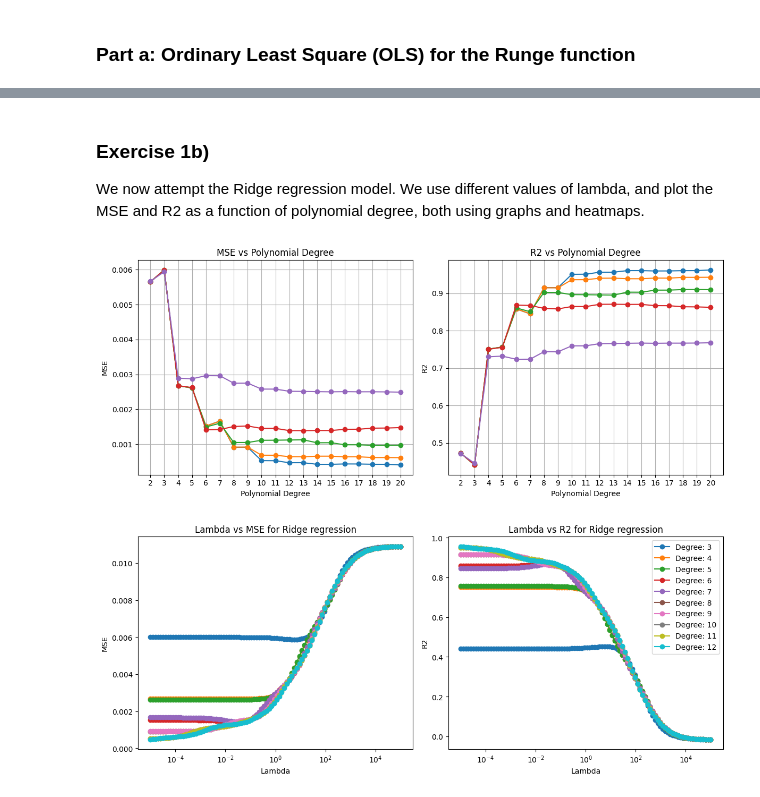
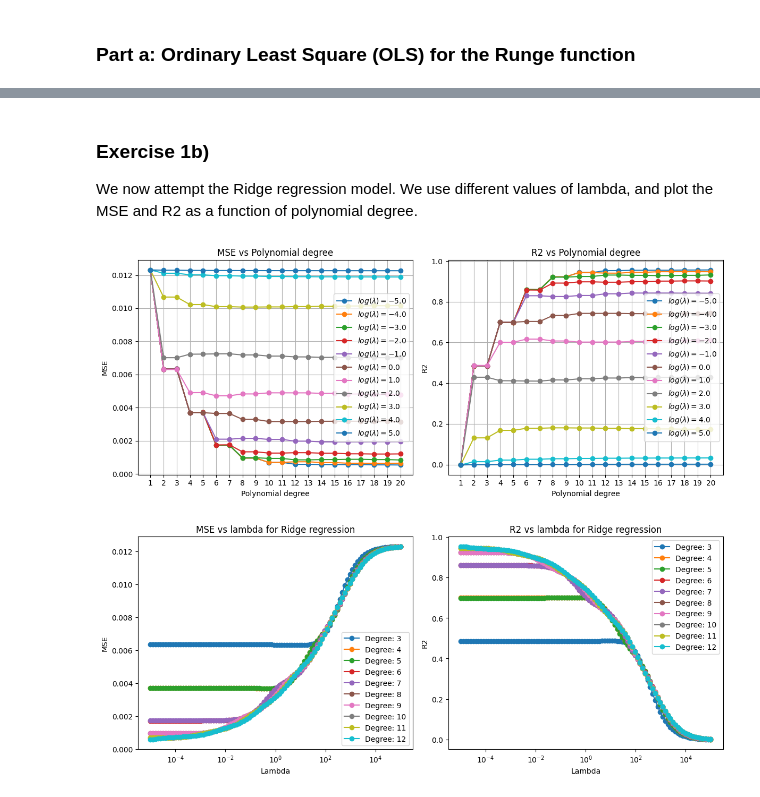
Before and after one commit to HeineEH/FYS-STK3155-4155_Project1, a Jupyter notebook: code/project_1.ipynb, the cells around one changed output, grey strips where cells are left out. Drawn from its saved outputs; the diff is of its cells as text; code cells hidden in the pictures.

```diff
--- a/code/project_1.ipynb
+++ b/code/project_1.ipynb
@@ -25,4 +31,6 @@ plt.show()
 # %%
+# Defining analytical solutions to OLS and Ridge optimal parameters
+
 def OLS_parameters(X, y):
     X_transpose = np.transpose(X)
     return np.linalg.pinv(X_transpose @ X) @ X_transpose @ y
@@ -30,6 +38,5 @@ def OLS_parameters(X, y):
 def Ridge_parameters(X, y, lambda_reg = 0.1):
     pred = X.shape[1]
     I = np.eye(pred) # size: (p,p)
-
-    return np.linalg.inv((X.T @ X)+I*lambda_reg) @ X.T @ y
+    return np.linalg.pinv((X.T @ X)+I*lambda_reg) @ X.T @ y
 # %%
@@ -45,19 +55,23 @@ def polynomial_features(x, p, intercept = False):
             X[:, i - 1] = x ** i
     return X
 # %%
-def MSE(y, y_pred):
+# Functions for computing MSE and R2 scores
+
+def MSE(y, y_pred,n = num):
     return 1/n * np.sum((y-y_pred)**2)
 
 def R2(y, y_pred):
     return 1 - np.sum((y-y_pred)**2)/np.sum((y-np.mean(y))**2)
 # %%
+# Calculating MSE and R2 scores for different polynomial degrees.
+
 MAX_POLYNOMIAL_DEGREE = 20
-MIN_POLYNOMIAL_DEGREE = 2
+MIN_POLYNOMIAL_DEGREE = 1
 
-#mse_values = np.zeros(MAX_POLYNOMIAL_DEGREE-MIN_POLYNOMIAL_DEGREE+1)
-#r2_values = np.zeros(MAX_POLYNOMIAL_DEGREE-MIN_POLYNOMIAL_DEGREE+1)
+def polynomial_deg(min_degree,max_degree):
+    return np.array(range(min_degree, max_degree+1))
 
-polynomial_degrees = list(range(MIN_POLYNOMIAL_DEGREE, MAX_POLYNOMIAL_DEGREE+1))
+polynomial_degrees = polynomial_deg(MIN_POLYNOMIAL_DEGREE,MAX_POLYNOMIAL_DEGREE)
 
 def MSE_and_R2(x,polynomial_degrees,regression_type="OLS",lamb = 0.0):
     mse_values = np.zeros(polynomial_degrees[-1] - polynomial_degrees[0]+1)
@@ -110,35 +214,43 @@ plt.show()
 # %% [markdown]
 ### Exercise 1b)
 
-We now attempt the Ridge regression model. We use different values of lambda, and plot the MSE and R2 as a function of polynomial degree, both using graphs and heatmaps.
+We now attempt the Ridge regression model. We use different values of lambda, and plot the MSE and R2 as a function of polynomial degree.
 # %%
-lamb = 10**(np.linspace(-5,0,5))
+# Plot MSE as a function of polynomial degree, for lambda between 10^(-5) and 10^5
+
+lamb = 10**(np.linspace(-5,5,11))
+
+polynomial_degrees = polynomial_deg(MIN_POLYNOMIAL_DEGREE,MAX_POLYNOMIAL_DEGREE)
 
 plt.figure(figsize=(12,5))
 
 for i in range(len(lamb)):
     mse_values,r2_values = MSE_and_R2(x,polynomial_degrees,regression_type="Ridge",lamb = lamb[i])
     plt.subplot(1, 2, 1)
-    plt.plot(polynomial_degrees, mse_values, marker='o')
-    plt.title('MSE vs Polynomial Degree')
-    plt.xlabel('Polynomial Degree')
+    plt.plot(polynomial_degrees, mse_values, marker='o',label=fr"$log(\lambda) = {np.log10(lamb[i])}$")
+    plt.title('MSE vs Polynomial degree')
+    plt.xlabel('Polynomial degree')
     plt.ylabel('MSE')
+    plt.legend()
     plt.xticks(polynomial_degrees)
     plt.grid()
 
     plt.subplot(1, 2, 2)
-    plt.plot(polynomial_degrees, r2_values, marker='o')
-    plt.title('R2 vs Polynomial Degree')
-    plt.xlabel('Polynomial Degree')
+    plt.plot(polynomial_degrees, r2_values, marker='o',label=fr"$log(\lambda) = {np.log10(lamb[i])}$")
+    plt.title('R2 vs Polynomial degree')
+    plt.xlabel('Polynomial degree')
     plt.ylabel('R2')
+    plt.legend()
     plt.xticks(polynomial_degrees)
     plt.grid()
 
 plt.tight_layout()
 plt.show()
 # %% [output]
-[figure, old version]
+[figure, new version]
 # %%
+# Plot MSE as a function of lambda for different polynomial degrees
+
 lamb = 10**(np.linspace(-5,5,100))
 
 polynomial_degrees = list(range(3, 12+1))
@@ -156,20 +268,21 @@ plt.figure(figsize=(12,5))
 for j in range(len(polynomial_degrees)):
     plt.subplot(1, 2, 1)
     plt.semilogx(lamb, mse[j,:], marker='o',label=f"Degree: {polynomial_degrees[j]}")
-    plt.title('Lambda vs MSE for Ridge regression')
+    plt.title('MSE vs lambda for Ridge regression')
     plt.xlabel('Lambda')
+    plt.legend()
     plt.ylabel('MSE')
     plt.grid()
 
     plt.subplot(1, 2, 2)
     plt.semilogx(lamb, r2[j,:], marker='o',label=f"Degree: {polynomial_degrees[j]}")
-    plt.title('Lambda vs R2 for Ridge regression')
+    plt.title('R2 vs lambda for Ridge regression')
     plt.xlabel('Lambda')
+    plt.legend()
     plt.ylabel('R2')
     plt.grid()
 
-plt.legend()
 plt.tight_layout()
 plt.show()
 # %% [output]
-[figure, old version]
+[figure, new version]
```
Also changed, not shown: parts of 14 cells of this notebook, 4 other files.
